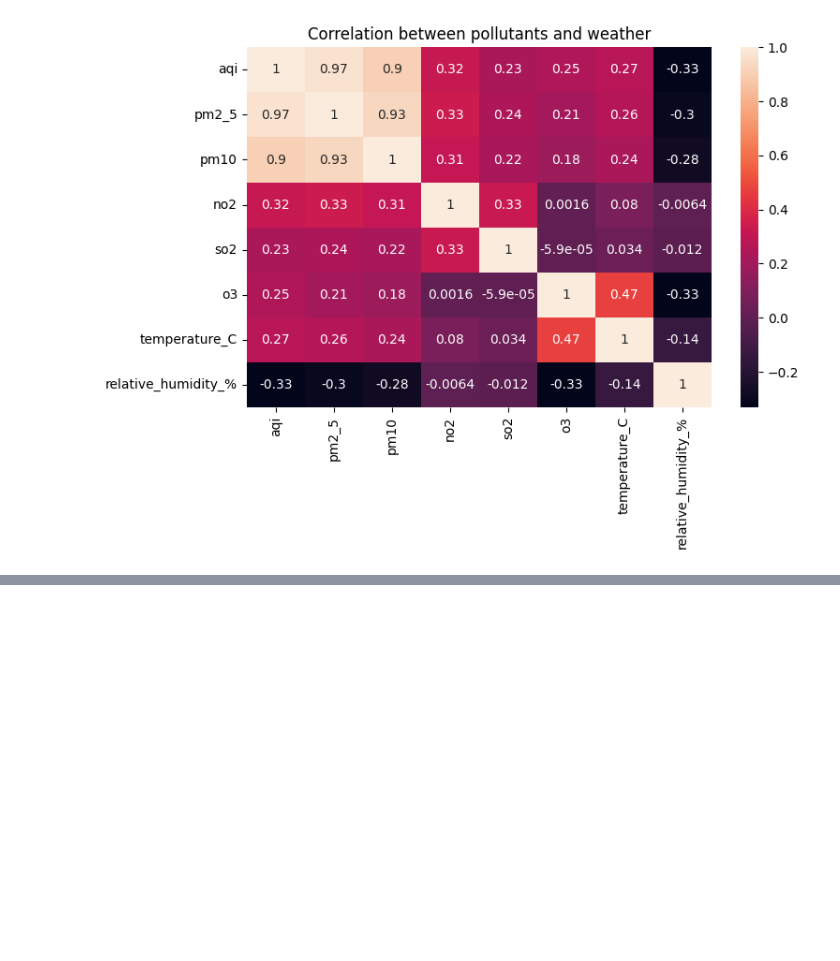
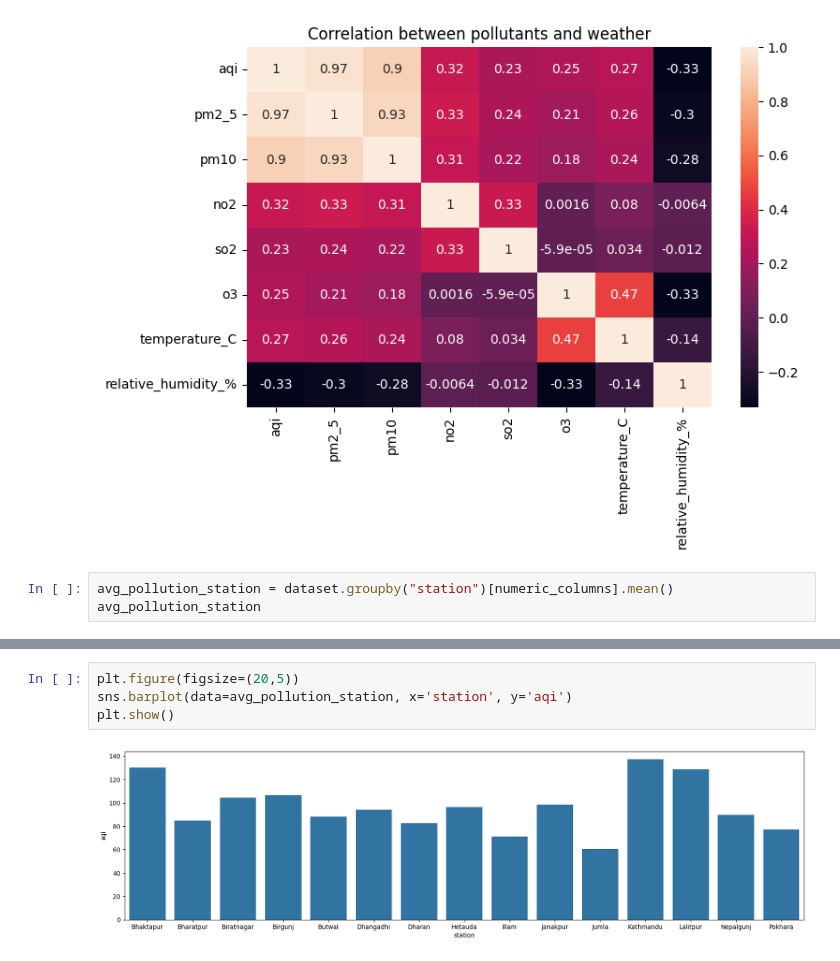
Before and after one commit to shawinCreates/Dhulo-Watch, a Jupyter notebook: notebooks/EDA.ipynb, the cells around one changed output, grey strips where cells are left out. Drawn from its saved outputs; the diff is of its cells as text; blank space fills up the shorter version.

```diff
--- a/notebooks/EDA.ipynb
+++ b/notebooks/EDA.ipynb
@@ -244,3 +245,6 @@ plt.title("Correlation between pollutants and weather")
 plt.show()
 # %% [output]
 [figure]
+# %%
+avg_pollution_station = dataset.groupby("station")[numeric_columns].mean()
+avg_pollution_station
@@ -246,0 +269,6 @@ plt.show()
+# %%
+plt.figure(figsize=(20,5))
+sns.barplot(data=avg_pollution_station, x='station', y='aqi')
+plt.show()
+# %% [output]
+[figure, added]
```
Also changed, not shown: parts of 10 cells of this notebook.
